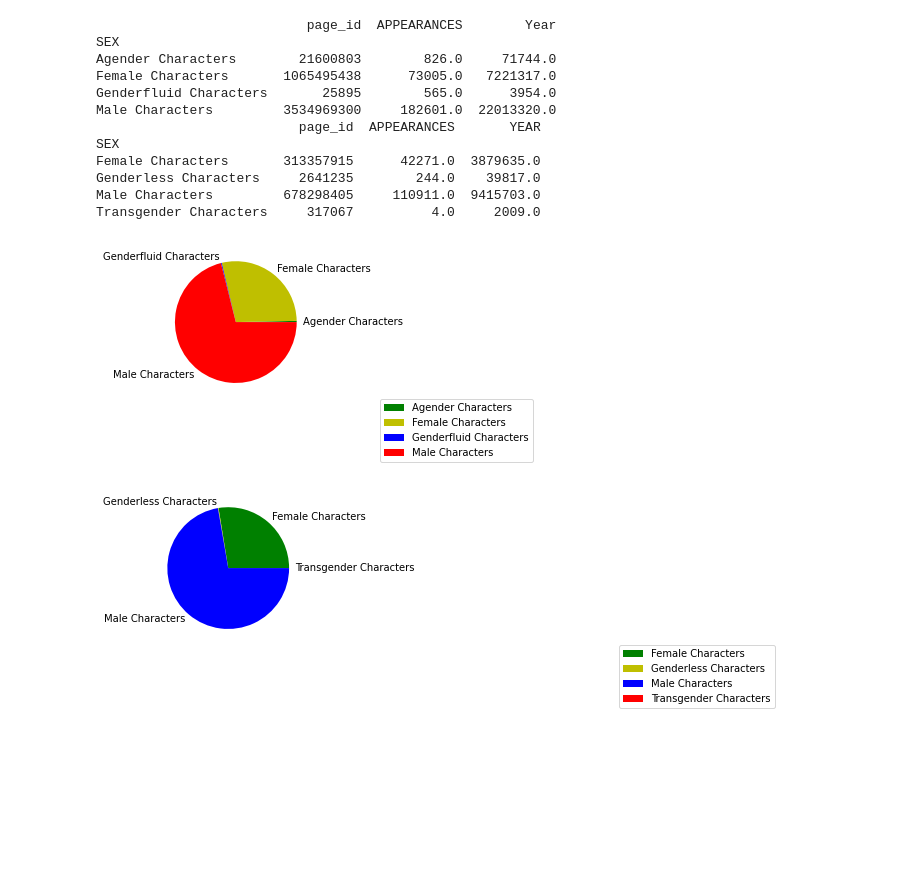
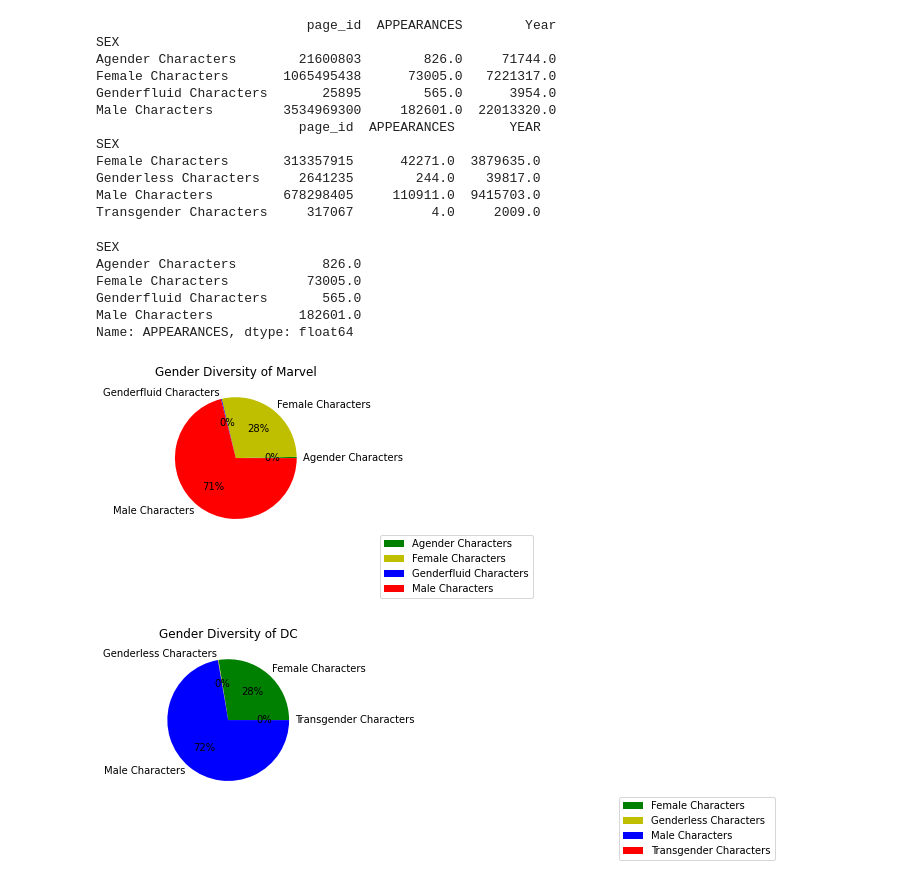
Before and after one commit to SarithaSundaresan/ads_assignment, a Jupyter notebook: assignment_ads.ipynb, the cells around one changed output. Saved outputs shown, nothing was run; the diff lists cells and outputs as text; code cells hidden in the pictures; blank space fills up the shorter version.

```diff
--- a/assignment_ads.ipynb
+++ b/assignment_ads.ipynb
@@ -57,25 +56,33 @@ Genderless Characters     2641235        244.0    39817.0
 Male Characters         678298405     110911.0  9415703.0
 Transgender Characters     317067          4.0     2009.0
 # %%
-
+#pie chart of marvel and DC by gender diversity
 names = ['Agender Characters','Female Characters', 'Genderfluid Characters', 'Male Characters']
 values = gendermarveldata['APPEARANCES']
 
-
+print(values)
 plt.figure(1)
 plt.subplot(1, 2, 1)
-plt.pie(values, labels=names, colors=['g', 'y', 'b', 'r'])
+plt.pie(values, labels=names, colors=['g', 'y', 'b', 'r'], autopct='%1.0f%%')
 plt.legend(bbox_to_anchor=(1,0), loc="lower right", bbox_transform=plt.gcf().transFigure)
+plt.title('Gender Diversity of Marvel')
 plt.show()
 
 
 names = ['Female Characters','Genderless Characters', 'Male Characters', 'Transgender Characters']
 values = genderdcdata['APPEARANCES']
 plt.subplot(1, 2, 2)
 plt.figure(1)
-plt.pie(values, labels=names, colors=['g', 'y', 'b', 'r'])
+plt.pie(values, labels=names, colors=['g', 'y', 'b', 'r'], autopct='%1.0f%%')
+plt.title('Gender Diversity of DC')
 plt.legend(bbox_to_anchor=(2,0), loc="lower right", bbox_transform=plt.gcf().transFigure)
 plt.show()
 # %% [output]
+SEX
+Agender Characters           826.0
+Female Characters          73005.0
+Genderfluid Characters       565.0
+Male Characters           182601.0
+Name: APPEARANCES, dtype: float64
-[figure, old version]
+[figure, new version]
-[figure, old version]
+[figure, new version]
```
Also changed, not shown: parts of 2 cells of this notebook.
